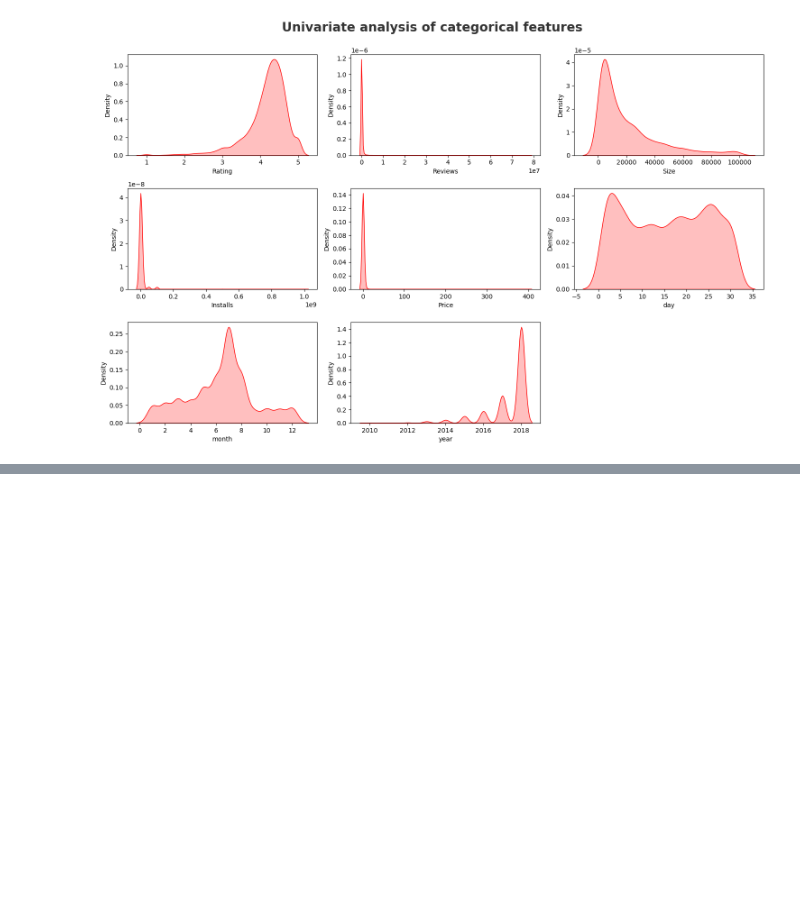
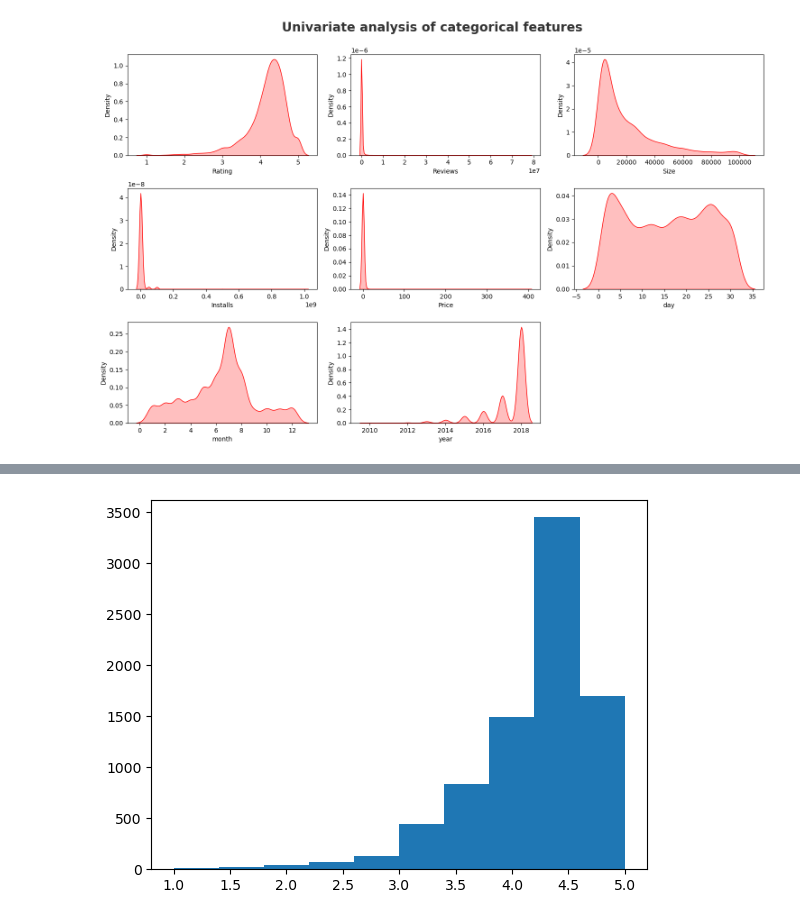
Before and after one commit to arunk7033/ineuron, a Jupyter notebook: EDAart2.ipynb, the cells around one changed output, grey strips where cells are left out. Cells and saved outputs as stored; diff of their text form; code cells hidden in the pictures; blank space fills up the shorter version.

```diff
--- a/EDAart2.ipynb
+++ b/EDAart2.ipynb
@@ -339,0 +353,5 @@ for i in range(0, len(numeric_features)):
+# %%
+plt.hist(df["Rating"])
+plt.show()
+# %% [output]
+[figure, added]
```
Also changed, not shown: parts of 32 cells of this notebook.
